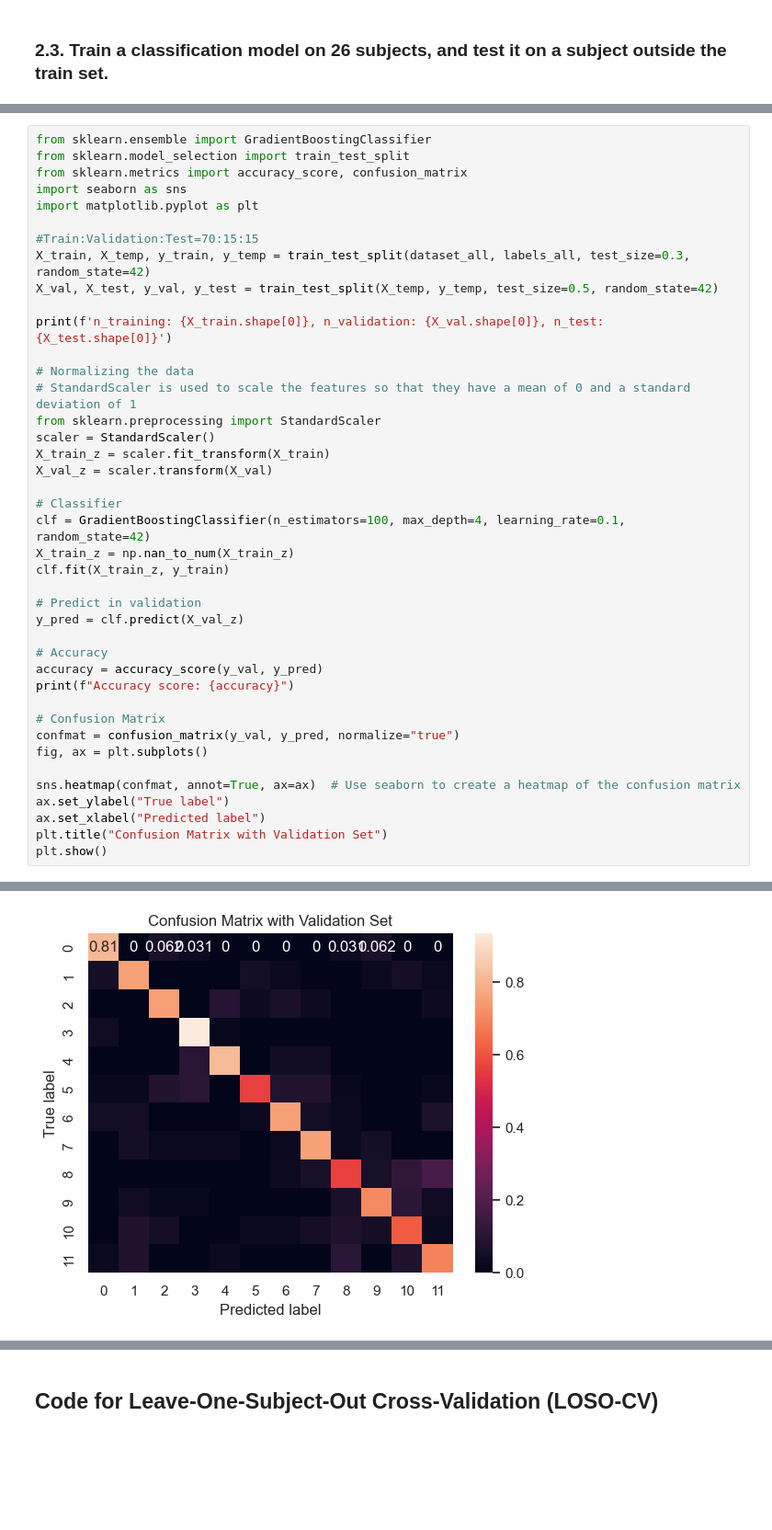
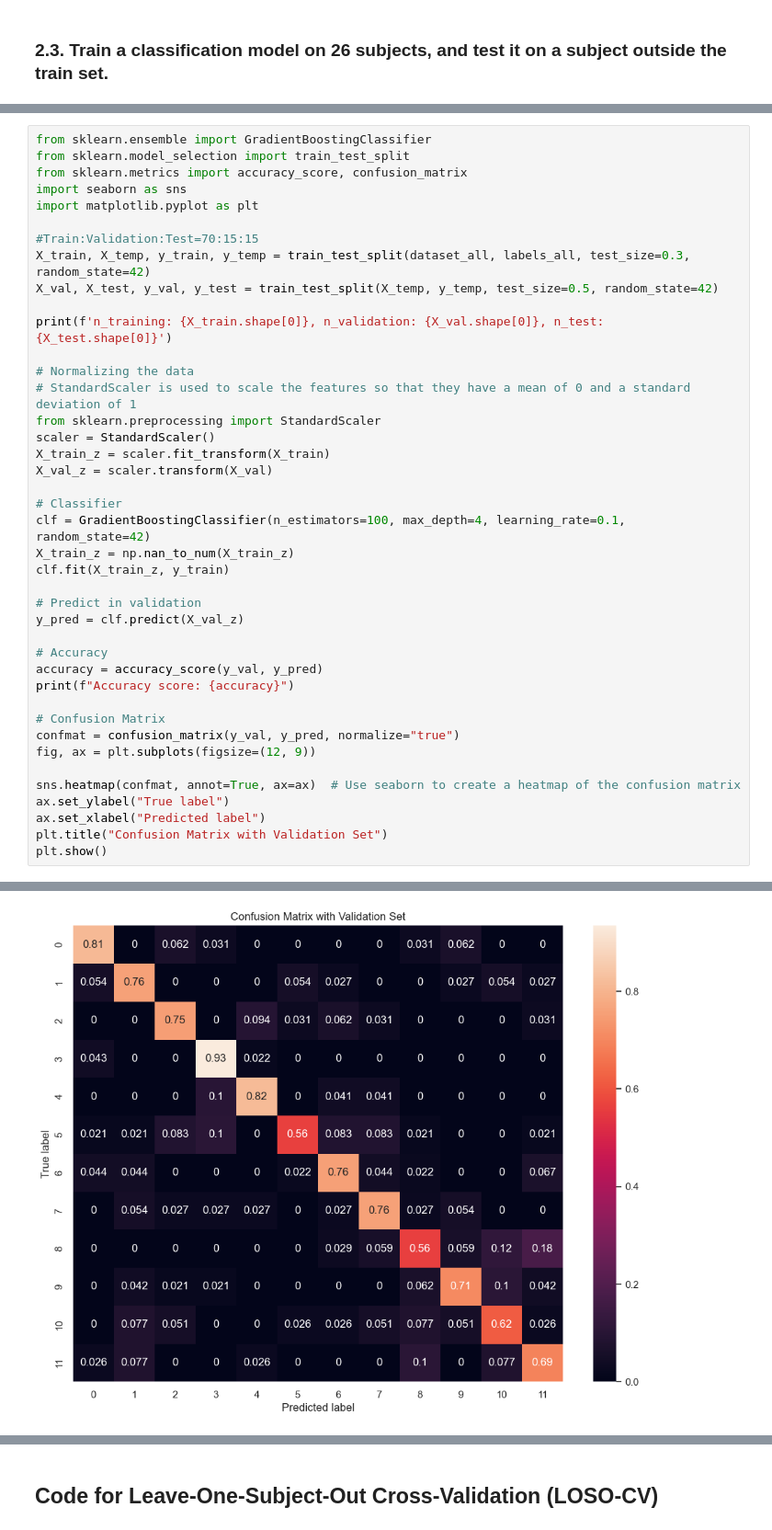
Before and after one commit to YuanshengZhou309/NSSP_Project2, a Jupyter notebook: Miniproject2-Part2.ipynb, the cells around one changed output, grey strips where cells are left out. Shown at 92% size. Drawn from its saved outputs; the diff is of its cells as text; blank space fills up the shorter version.

```diff
--- a/Miniproject2-Part2.ipynb
+++ b/Miniproject2-Part2.ipynb
@@ -223,32 +204,32 @@ print(f'n_training: {X_train.shape[0]}, n_validation: {X_val.shape[0]}, n_test:
 # Normalizing the data
 # StandardScaler is used to scale the features so that they have a mean of 0 and a standard deviation of 1
 from sklearn.preprocessing import StandardScaler
 scaler = StandardScaler()
 X_train_z = scaler.fit_transform(X_train)
 X_val_z = scaler.transform(X_val)
 
 # Classifier
 clf = GradientBoostingClassifier(n_estimators=100, max_depth=4, learning_rate=0.1, random_state=42)
 X_train_z = np.nan_to_num(X_train_z)
 clf.fit(X_train_z, y_train)
 
 # Predict in validation
 y_pred = clf.predict(X_val_z)
 
 # Accuracy
 accuracy = accuracy_score(y_val, y_pred)
 print(f"Accuracy score: {accuracy}")
 
 # Confusion Matrix
 confmat = confusion_matrix(y_val, y_pred, normalize="true")
-fig, ax = plt.subplots()
+fig, ax = plt.subplots(figsize=(12, 9))
 
 sns.heatmap(confmat, annot=True, ax=ax)  # Use seaborn to create a heatmap of the confusion matrix
 ax.set_ylabel("True label")
 ax.set_xlabel("Predicted label")
 plt.title("Confusion Matrix with Validation Set")
 plt.show()
 # %% [output]
 n_training: 2268, n_validation: 486, n_test: 486
 Accuracy score: 0.7283950617283951
-[figure, old version]
+[figure, new version]
```
Also changed, not shown: parts of 9 cells of this notebook, 1 other file.
